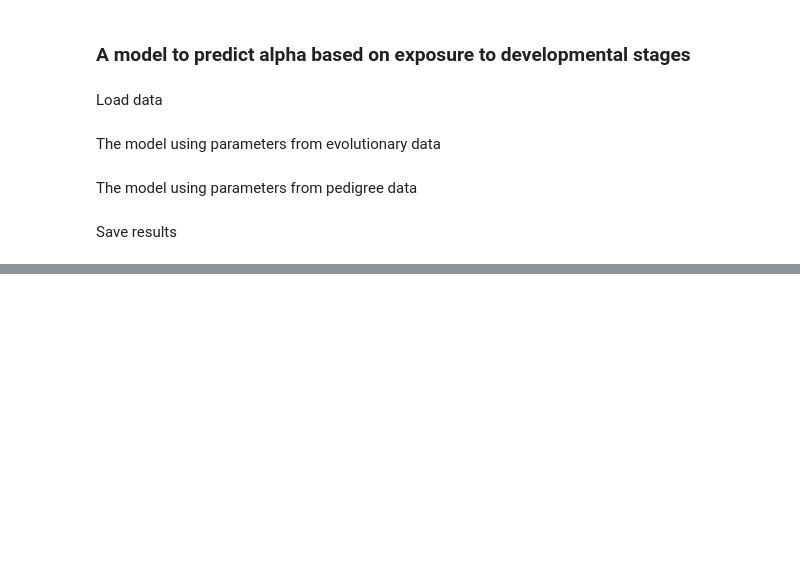
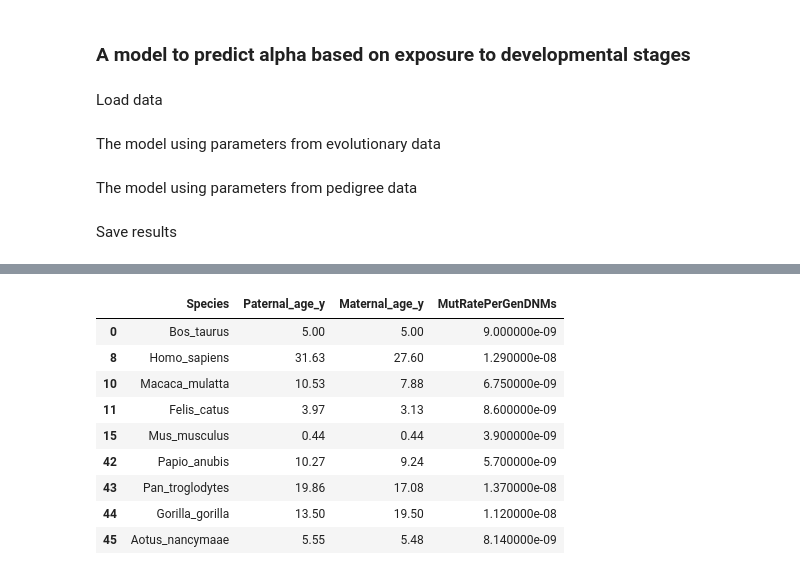
Before and after one commit to flw88/mut_sex_bias_amniotes, a Jupyter notebook: notebooks/2exposure_model.ipynb, the cells around one changed output, grey strips where cells are left out. Saved outputs shown, nothing was run; the diff lists cells and outputs as text; code cells hidden in the pictures; blank space fills up the shorter version.

```diff
--- a/notebooks/2exposure_model.ipynb
+++ b/notebooks/2exposure_model.ipynb
@@ -99,0 +117,13 @@ complete_data["Predicted_alpha_dnm_Me{}".format(Me)] = [dnm_dict[sp] if sp in dn
+# %%
+subd[["Species","Paternal_age_y", "Maternal_age_y","MutRatePerGenDNMs"]]
+# %% [output]
+|  | Species | Paternal_age_y | Maternal_age_y | MutRatePerGenDNMs |
+| 0 | Bos_taurus | 5.00 | 5.00 | 9.000000e-09 |
+| 8 | Homo_sapiens | 31.63 | 27.60 | 1.290000e-08 |
+| 10 | Macaca_mulatta | 10.53 | 7.88 | 6.750000e-09 |
+| 11 | Felis_catus | 3.97 | 3.13 | 8.600000e-09 |
+| 15 | Mus_musculus | 0.44 | 0.44 | 3.900000e-09 |
+| 42 | Papio_anubis | 10.27 | 9.24 | 5.700000e-09 |
+| 43 | Pan_troglodytes | 19.86 | 17.08 | 1.370000e-08 |
+| 44 | Gorilla_gorilla | 13.50 | 19.50 | 1.120000e-08 |
+| 45 | Aotus_nancymaae | 5.55 | 5.48 | 8.140000e-09 |
```
Also changed, not shown: parts of 5 cells of this notebook, 1 other file.
